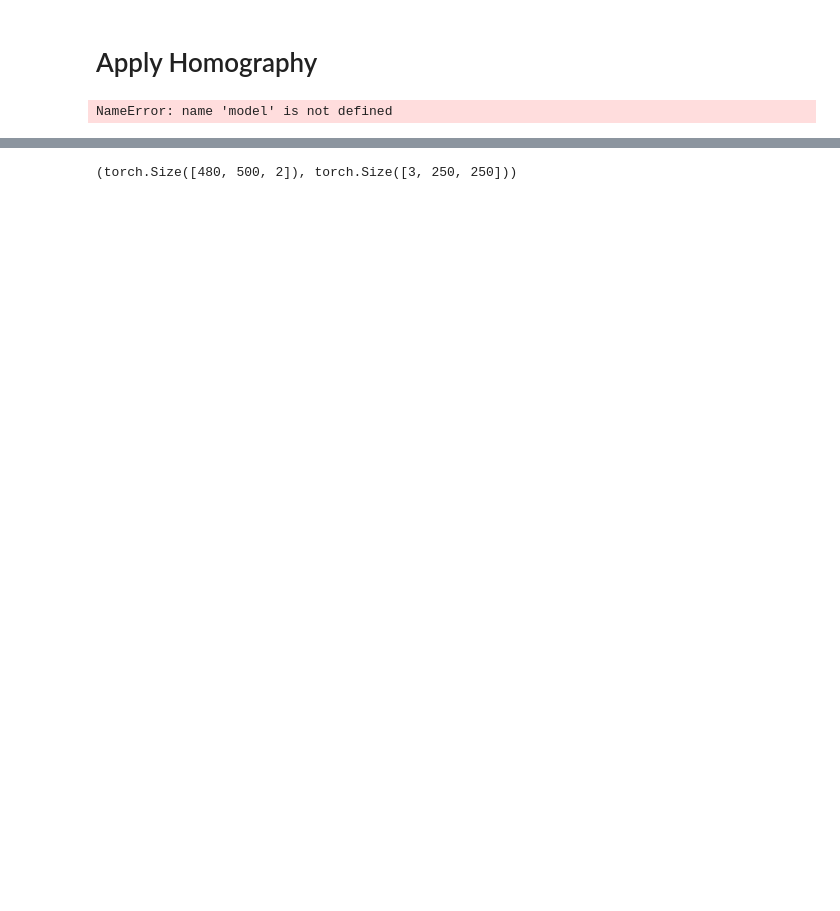
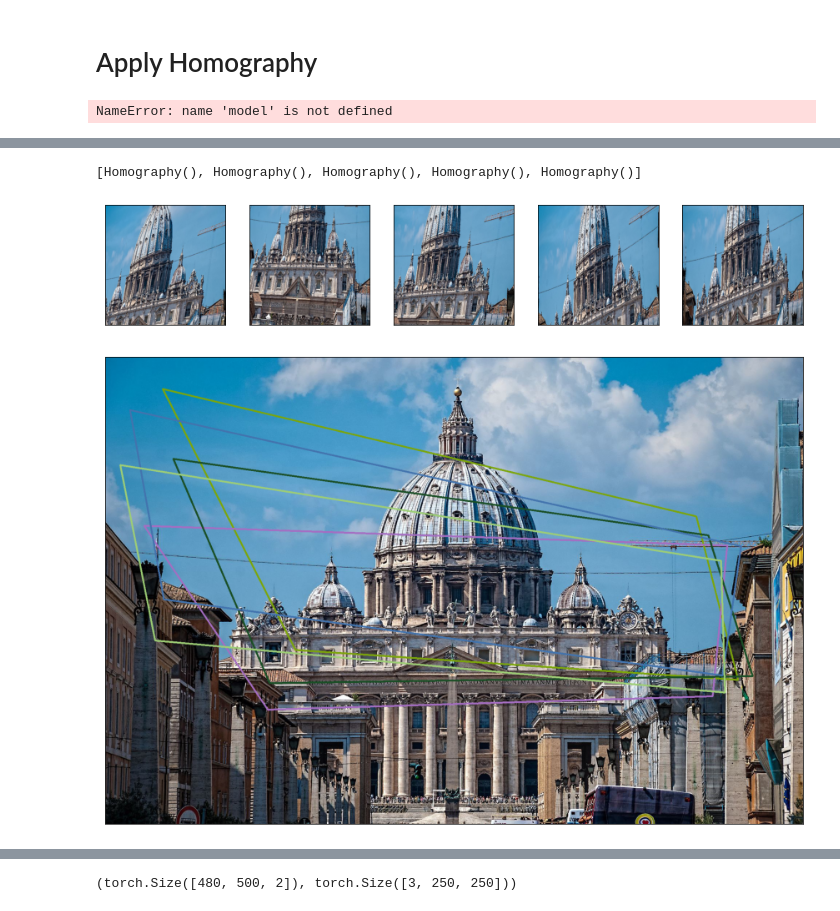
Before and after one commit to SimonMatern/barf, a Jupyter notebook: barf.ipynb, the cells around one changed output, grey strips where cells are left out. Saved outputs shown, nothing was run; the diff lists cells and outputs as text; code cells hidden in the pictures; blank space fills up the shorter version.

```diff
--- a/barf.ipynb
+++ b/barf.ipynb
@@ -689,3 +306,25 @@ tensor([-2.4613e-03, -1.1921e-03, -2.5613e-03, -5.4648e-05, -9.5319e-05,
+# %%
+import utils
+img = read_image("basilica.jpg", torchvision.io.ImageReadMode.RGB)/255.
+
+
+img_numpy = rearrange(img*255,'C H W -> H W C')
+img_numpy = img_numpy.numpy().astype(np.uint8)
+T, w, corners_H = utils.get_random_Warp()
+
+C,H,W = img.size()
+
+img_warps = list(zip(*[utils.get_random_Patch(img) for _ in range(5)]))
+warps = list(img_warps[0])
+Hs = list(img_warps[1])
+print(Hs)
+#plt.imshow(img_poly)
+show(list(img_warps[0]))
+show(utils.draw_patches(img, Hs))
+# %% [output]
+[Homography(), Homography(), Homography(), Homography(), Homography()]
+[figure, added]
+[figure, added]
 # %%
 img = read_image("baboon.png", torchvision.io.ImageReadMode.RGB)/255.
 aug = RandomAffine((-15., 20.), (0,0.5), p=1.)
```
Also changed, not shown: parts of 8 cells of this notebook, 3 other files.
